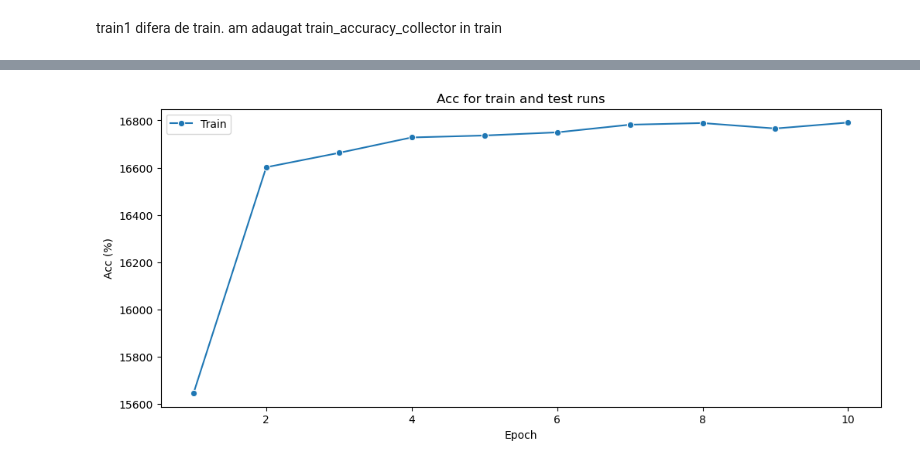
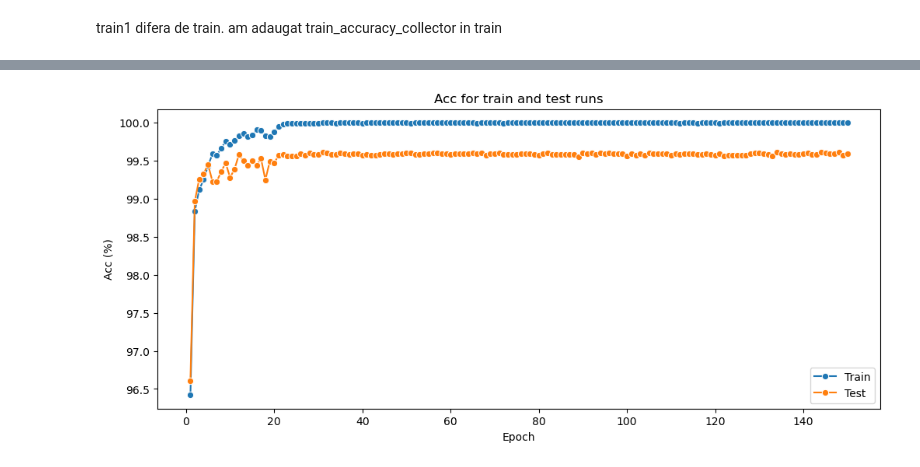
Before and after one commit to Iust1n2/SimpleNet_Pytorch, a Jupyter notebook: MNIST/mnist_classifier.ipynb, the cells around one changed output, grey strips where cells are left out. Drawn from its saved outputs; the diff is of its cells as text; code cells hidden in the pictures.

```diff
--- a/MNIST/mnist_classifier.ipynb
+++ b/MNIST/mnist_classifier.ipynb
@@ -250,3 +28,23 @@ plt.show();
+# %%
+BATCH_SIZE = 64
+
+train_loader = torch.utils.data.DataLoader(
+  torchvision.datasets.MNIST('SimpleNet_Pytorch/MNIST/data', train=True, download=True,
+                             transform=torchvision.transforms.Compose([
+                               torchvision.transforms.ToTensor(),
+                               torchvision.transforms.Normalize(
+                                 (0.1307,), (0.3081,))
+                             ])),
+  batch_size=BATCH_SIZE, shuffle=True)
+
+test_loader = torch.utils.data.DataLoader(
+  torchvision.datasets.MNIST('SimpleNet_Pytorch/MNIST/data', train=False, download=True,
+                             transform=torchvision.transforms.Compose([
+                               torchvision.transforms.ToTensor(),
+                               torchvision.transforms.Normalize(
+                                 (0.1307,), (0.3081,))
+                             ])),
+  batch_size=BATCH_SIZE, shuffle=True)
 # %% [markdown]
 ## Faza 2
 
@@ -317,6 +135,13 @@ optimizer = torch.optim.Adadelta(net.parameters(), lr=0.1, rho=0.9, eps=1e-3, #
 abcd
 # %% [output]
 NameError: name 'abcd' is not defined
+# %%
+PATH1 = "SimpleNet_Pytorch/MNIST/checkpoint_loss"
+PATH2 = "SimpleNet_Pytorch/MNIST/checkpoint_acc"
+
+checkpoint_filename = 'checkpoint.pth'
+checkpoint_path1 = os.path.join(PATH1, checkpoint_filename)
+checkpoint_path2 = os.path.join(PATH2, checkpoint_filename)
 # %%
 def train(net, device, train_loader, criterion, optimizer, train_loss_collector):
      for epoch in range(NUM_EPOCH):
@@ -339,11 +164,11 @@ def train(net, device, train_loader, criterion, optimizer, train_loss_collector)
         if epoch % EVAL_STEP == 0:
             evaluation(net, device, test_loader, criterion, test_loss_collector)
 # %%
-def evaluation(net, device, test_loader, criterion, test_loss_collector):
+def evaluation(net, device, test_loader, criterion, test_loss_collector, test_accuracy_collector):
     net.eval()
-    # test_loss = 0
     correct_test = 0
     test_loss = list()
+    test_acc = list()
     with torch.no_grad():
         for data, target in test_loader:
             data, target = data.to(device), target.to(device)
@@ -352,8 +177,11 @@ def evaluation(net, device, test_loader, criterion, test_loss_collector):
             test_loss.append(loss.item())
             preds = output.argmax(dim=1, keepdim=True)
             correct_test += preds.eq(target.view_as(preds)).sum().item()
-            test_loss_collector.append(loss.item())
-        print(f'Test loss: {np.round(test_loss, 2)} Test Accuracy: {correct_test}/{len(test_loader.dataset)}'
-              f' - {(100. * correct_test / len(test_loader.dataset)):.2f}%')
+            test_acc.append(correct_test)
+            test_accuracy =  100. * correct_test / len(test_loader.dataset)
+        test_loss_collector.append(np.round(np.mean(test_loss),5))
+        test_accuracy_collector.append(test_accuracy)
+        print(f'Test loss: {np.round(np.mean(test_loss), 5)} Test Accuracy: {correct_test}/{len(test_loader.dataset)}'
+              f' - {(100. * correct_test / len(test_loader.dataset)):.3f}%')
     all_preds.extend(preds)
     all_targets.extend(target)
@@ -402,6 +254,7 @@ def train1(net, device, train_loader, criterion, optimizer, train_loss_collector
 train_loss_collector = list()
 train_accuracy_collector = list()
 test_loss_collector = list()
+test_accuracy_collector = list()
 all_preds = list()
 all_targets = list()
 print('Start training...')
@@ -441,10 +291,10 @@ plt.show();
 # %%
 plt.figure(figsize=(12,5))
 sns.lineplot(x=range(1, NUM_EPOCH + 1), y=train_accuracy_collector, label='Train', marker='o')
-# sns.lineplot(x=range(1, NUM_EPOCH + 1), y=test_loss_collector, label='Test', marker='o')
+sns.lineplot(x=range(1, NUM_EPOCH + 1), y=test_accuracy_collector, label='Test', marker='o')
 plt.title('Acc for train and test runs')
 plt.ylabel('Acc (%)')
 plt.xlabel('Epoch')
 plt.show();
 # %% [output]
-[figure, old version]
+[figure, new version]
```
Also changed, not shown: parts of 51 cells of this notebook, 4 other files.
